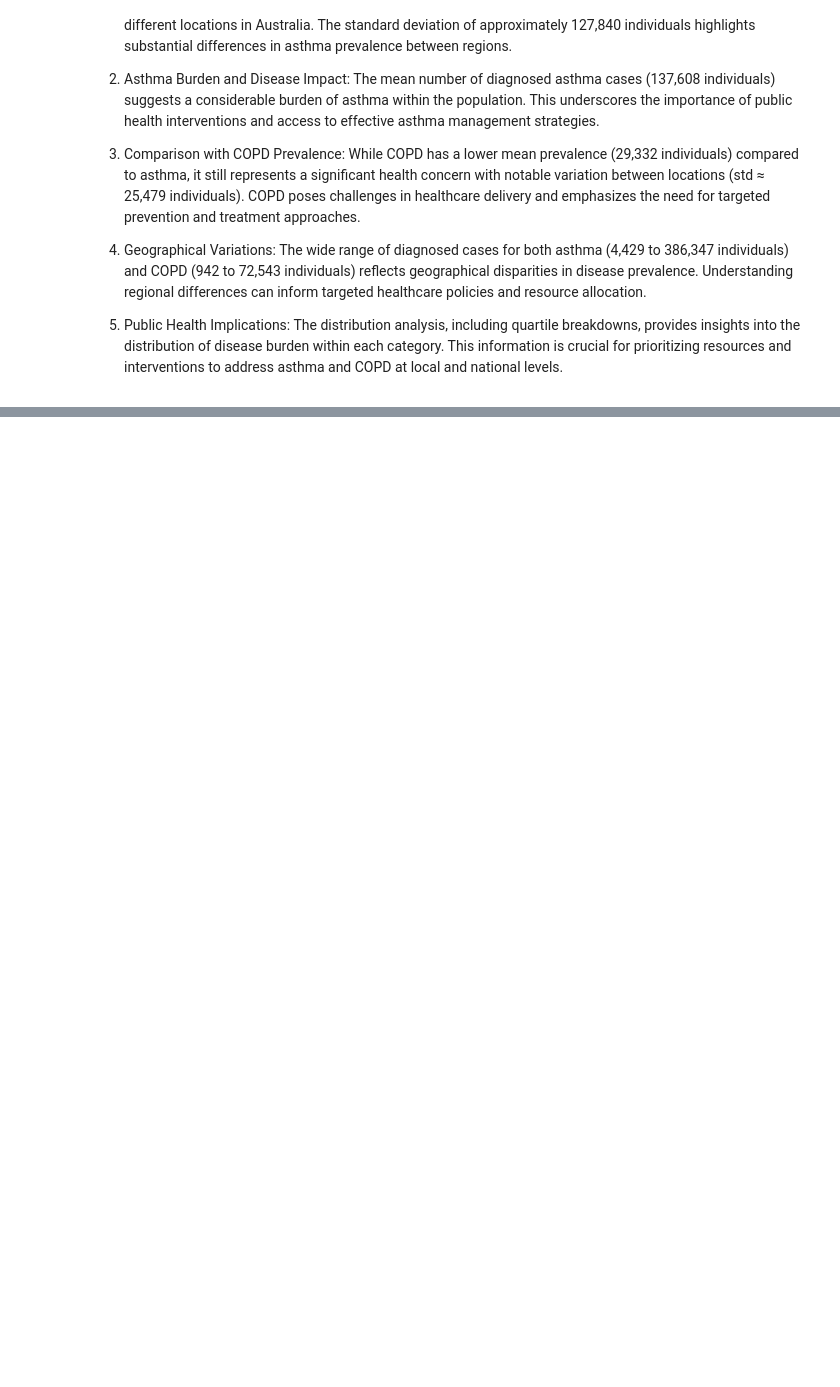
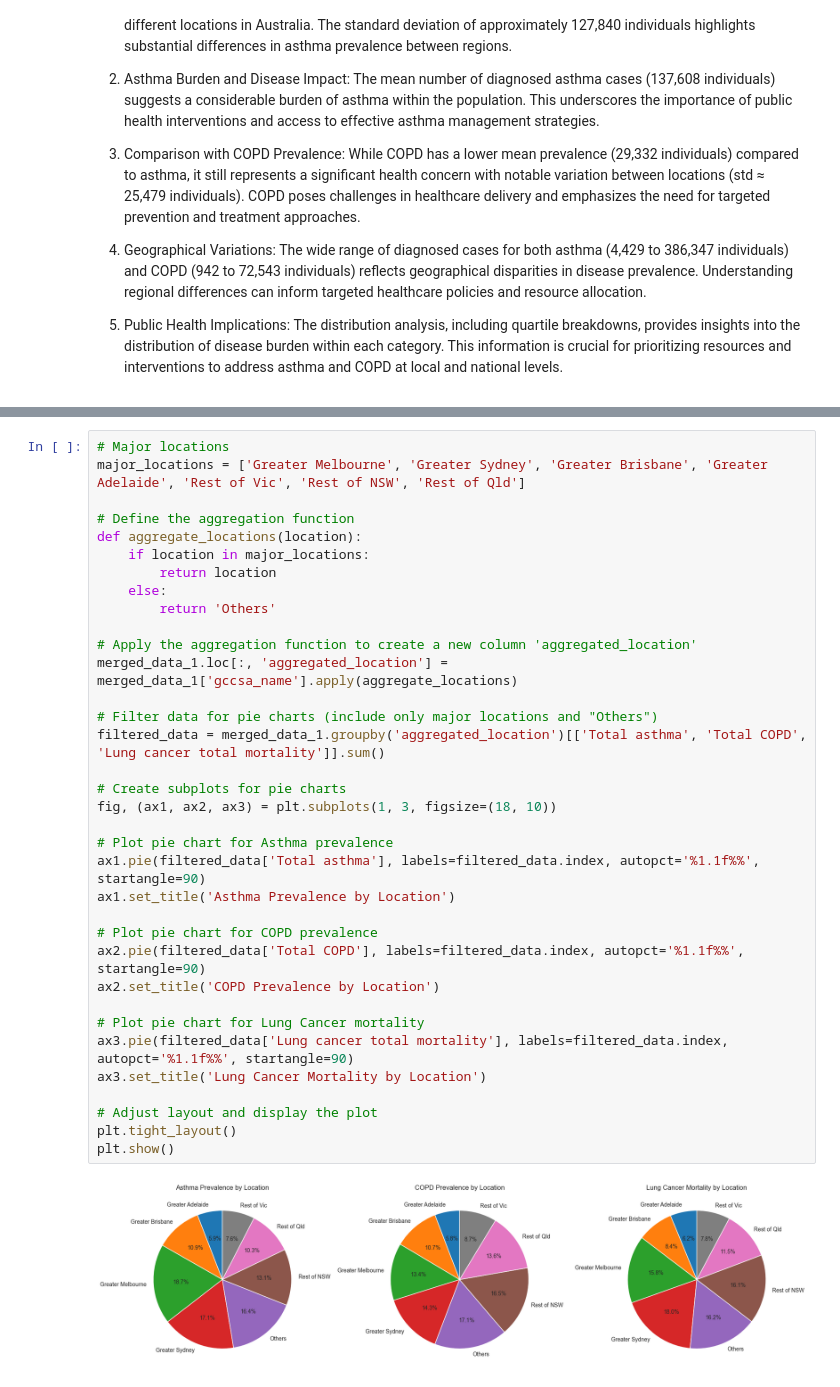
Before and after one commit to Rafsan7238/Analysing-Air-Quality-and-Lung-Disorder-in-Australia, a Jupyter notebook: frontend/Lung Disease Analysis.ipynb, the cells around one changed output, grey strips where cells are left out. Cells and saved outputs as stored; diff of their text form; blank space fills up the shorter version.

Commit message:
plotted data distribution across regions

```diff
--- a/frontend/Lung Disease Analysis.ipynb
+++ b/frontend/Lung Disease Analysis.ipynb
@@ -83,0 +90,37 @@ The distribution analysis, including quartile breakdowns, provides insights into
+# %%
+# Major locations
+major_locations = ['Greater Melbourne', 'Greater Sydney', 'Greater Brisbane', 'Greater Adelaide', 'Rest of Vic', 'Rest of NSW', 'Rest of Qld']
+
+# Define the aggregation function
+def aggregate_locations(location):
+    if location in major_locations:
+        return location
+    else:
+        return 'Others'
+
+# Apply the aggregation function to create a new column 'aggregated_location'
+merged_data_1.loc[:, 'aggregated_location'] = merged_data_1['gccsa_name'].apply(aggregate_locations)
+
+# Filter data for pie charts (include only major locations and "Others")
+filtered_data = merged_data_1.groupby('aggregated_location')[['Total asthma', 'Total COPD', 'Lung cancer total mortality']].sum()
+
+# Create subplots for pie charts
+fig, (ax1, ax2, ax3) = plt.subplots(1, 3, figsize=(18, 10))
+
+# Plot pie chart for Asthma prevalence
+ax1.pie(filtered_data['Total asthma'], labels=filtered_data.index, autopct='%1.1f%%', startangle=90)
+ax1.set_title('Asthma Prevalence by Location')
+
+# Plot pie chart for COPD prevalence
+ax2.pie(filtered_data['Total COPD'], labels=filtered_data.index, autopct='%1.1f%%', startangle=90)
+ax2.set_title('COPD Prevalence by Location')
+
+# Plot pie chart for Lung Cancer mortality
+ax3.pie(filtered_data['Lung cancer total mortality'], labels=filtered_data.index, autopct='%1.1f%%', startangle=90)
+ax3.set_title('Lung Cancer Mortality by Location')
+
+# Adjust layout and display the plot
+plt.tight_layout()
+plt.show()
+# %% [output]
+[figure, added]
```
Also changed, not shown: parts of 3 cells of this notebook.
